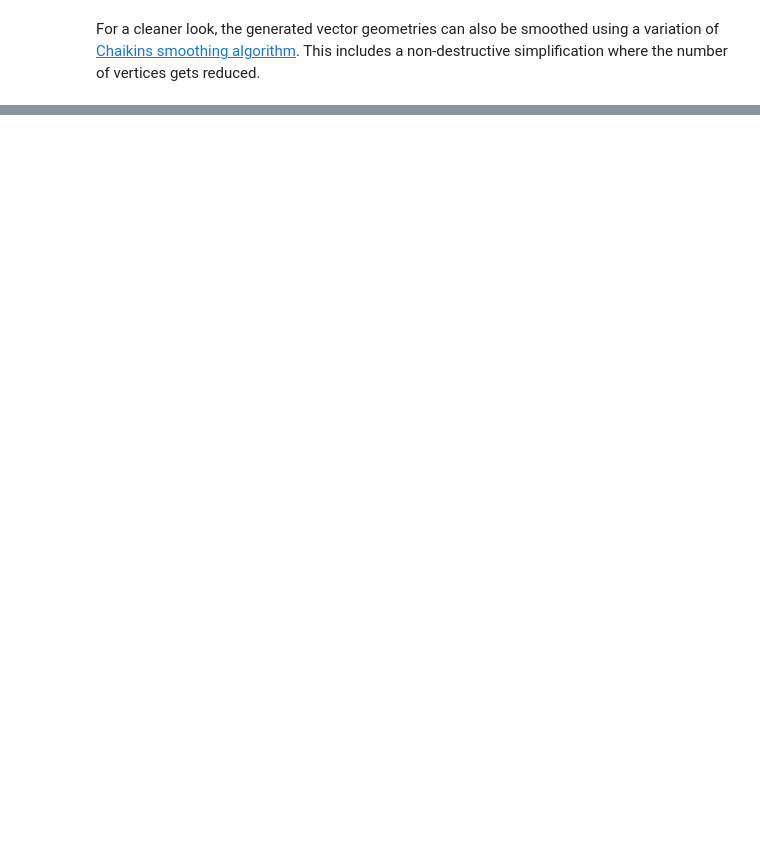
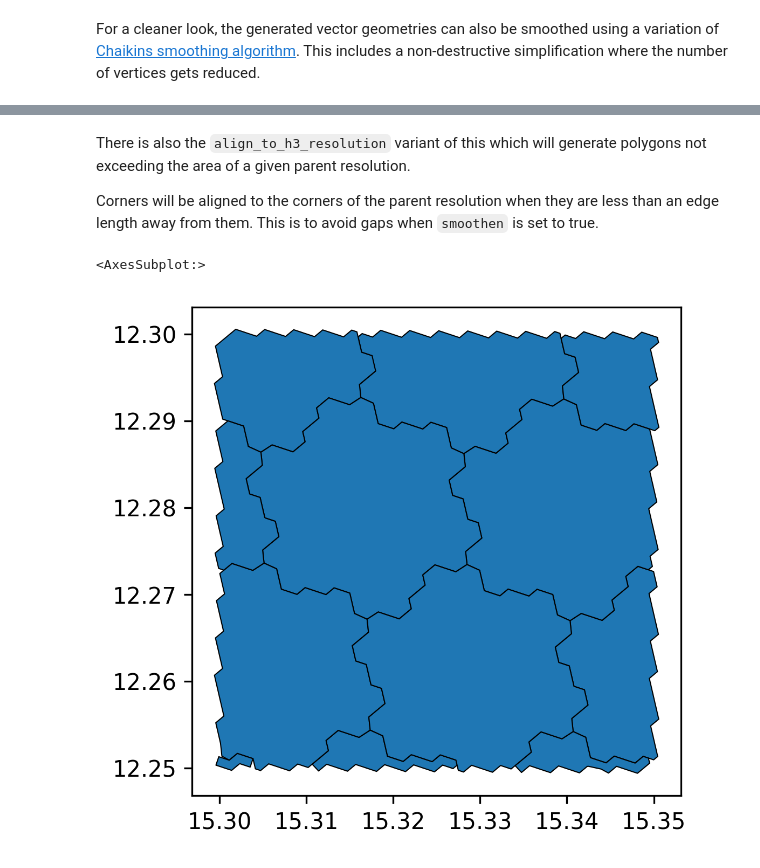
Before and after one commit to nmandery/h3ron, a Jupyter notebook: h3ronpy/documentation.ipynb, the cells around one changed output, grey strips where cells are left out. Cells and saved outputs as stored; diff of their text form; code cells hidden in the pictures; blank space fills up the shorter version.

```diff
--- a/h3ronpy/documentation.ipynb
+++ b/h3ronpy/documentation.ipynb
@@ -152,0 +160,21 @@ gpd.GeoDataFrame({}, geometry=ring_geoms_smoothed).plot()
+# %% [markdown]
+There is also the `align_to_h3_resolution` variant of this which will generate polygons not exceeding the area of a given parent resolution.
+
+Corners will be aligned to the corners of the parent resolution when they are less than an
+edge length away from them. This is to avoid gaps when `smoothen` is set to true.
+# %%
+box_indexes = h3.polyfill_polygon([
+        (12.25, 15.30),
+        (12.25, 15.35),
+        (12.30, 15.35),
+        (12.30, 15.30),
+        (12.25, 15.30)
+], 10)
+
+ # aling the geometries to h3 resolution 2 where complete edges touch. This reduced the number of vertices
+# a fair amount
+box_aligned_geoms = Polygon.from_h3indexes_aligned(box_indexes, 7, smoothen=True)
+gpd.GeoDataFrame({}, geometry=box_aligned_geoms).plot(edgecolor="black", linewidth=0.5)
+# %% [output]
+<AxesSubplot:>
+[figure, added]
```
Also changed, not shown: parts of 3 cells of this notebook, 5 other files.
